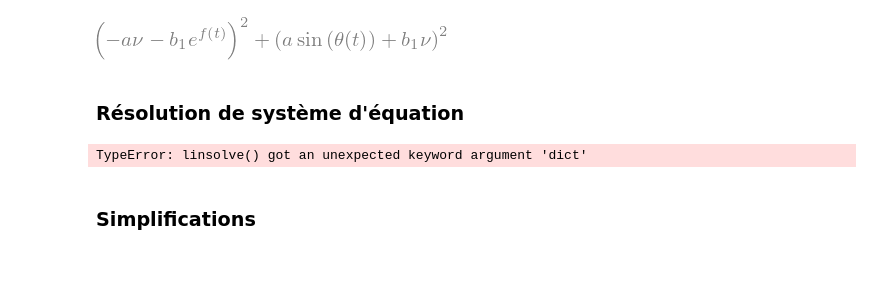
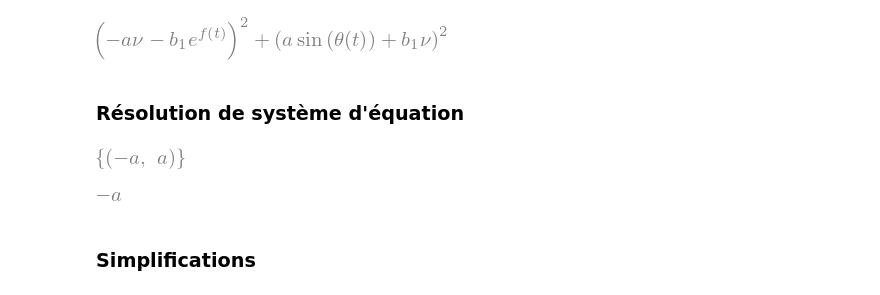
Before and after one commit to chafardon/CL-Mevib, a Jupyter notebook: SymPy.ipynb, the cells around one changed output. Cells and saved outputs as stored; diff of their text form; code cells hidden in the pictures; blank space fills up the shorter version.

```diff
--- a/SymPy.ipynb
+++ b/SymPy.ipynb
@@ -140,11 +141,12 @@ display(OBo.dot(OBo))
 ### Résolution de système d'équation
 # %%
 Expr=[2*a+b1-nu,nu+b1]
-Resu=sp.linsolve(Expr,b1, nu,dict=True)
+Resu=sp.linsolve(Expr,b1, nu)
 display(Resu)
 display(Resu.args[0][0])
 # %% [output]
-TypeError: linsolve() got an unexpected keyword argument 'dict'
+[figure, added]
+[figure, added]
 # %% [markdown]
 ### Simplifications
 # %%
```
Also changed, not shown: parts of 20 cells of this notebook.
